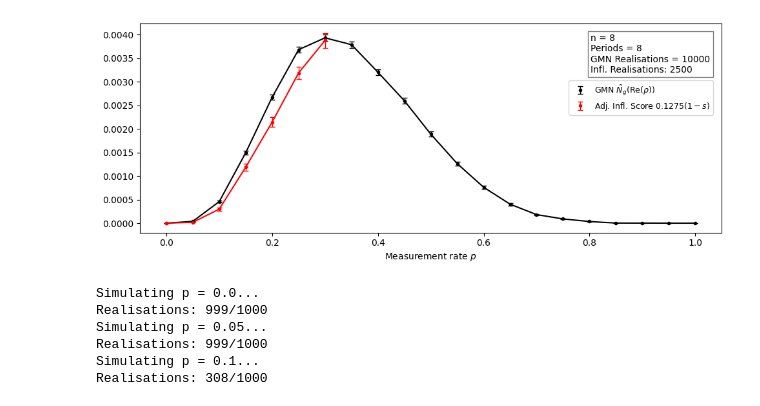
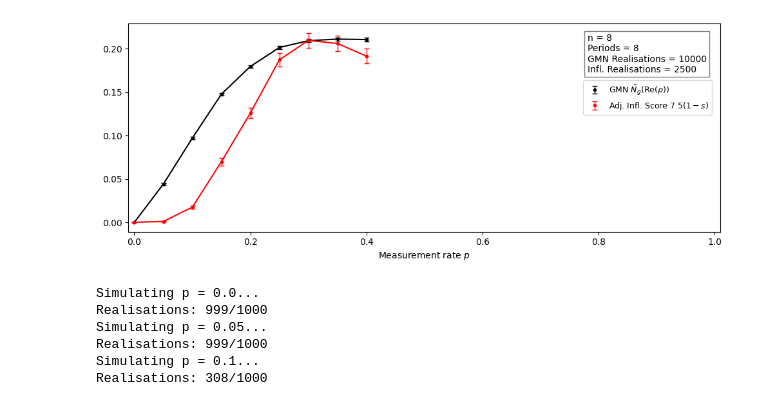
Before and after one commit to amarce4/mipt, a Jupyter notebook: python/mipt.ipynb, the cells around one changed output. Saved outputs shown, nothing was run; the diff lists cells and outputs as text; code cells hidden in the pictures.

Commit message:
fermion sims, fixed inflation comparison plot

```diff
--- a/python/mipt.ipynb
+++ b/python/mipt.ipynb
@@ -3,35 +3,36 @@ import pandas as pd
 import numpy as np
 from matplotlib import pyplot as plt
 
-# # import real GMN data
-# df = pd.read_csv('gmn_data_python_arch.csv')
+# import real GMN data
+# df = pd.read_csv('gmn_data_python_arch_real_10k.csv')
 # data_array = df.to_numpy().transpose()
 # ps = data_array[0]
 # gmn_values = data_array[1]
 
-# # import complex GMN data
-# # df4 = pd.read_csv('gmn_archA_complex.csv')
-# # data_array4 = df4.to_numpy().transpose()
-# # complex_ps = data_array4[0]
-# # complex_gmn_values = data_array4[1]
+# import complex GMN data
+# df4 = pd.read_csv('gmn_archA_complex.csv')
+# data_array4 = df4.to_numpy().transpose()
+# complex_ps = data_array4[0]
+# complex_gmn_values = data_array4[1]
 
-# # import GMN/circuit info
-# df2 = pd.read_csv('info.csv')
-# data_array2 = df2.to_numpy().transpose()
-# n = int(data_array2[0][0])
-# periods = int(data_array2[1][0])
-# realizations = int(data_array2[2][0])
-# res = int(data_array2[3][0])
-# p_min = float(data_array2[4][0])
-# p_max = float(data_array2[5][0])
+# import GMN/circuit info
+df2 = pd.read_csv('info.csv')
+data_array2 = df2.to_numpy().transpose()
+n = int(data_array2[0][0])
+periods = int(data_array2[1][0])
+realizations = int(data_array2[2][0])
+res = int(data_array2[3][0])
+p_min = float(data_array2[4][0])
+p_max = float(data_array2[5][0])
 
-# # import inflation data
-# df3 = pd.read_csv('ring_inflation.csv')
-# data_array3 = df3.to_numpy().transpose()
-# infl_ps = data_array3[0]
-# infl_scores = data_array3[2]
+# import inflation data
+df3 = pd.read_csv('ring_inflation_pyarch_real_2500_0.0_0.35.csv')
+data_array3 = df3.to_numpy().transpose()
+infl_ps = data_array3[0]
+i_gmn_vals = data_array3[1]
+infl_scores = data_array3[2]
 
-# # get means +/- stds for real GMN
+# get means +/- stds for real GMN
 # ps_unique = list(set(ps))
 # gmn_means = []
 # gmn_stds = []
@@ -39,56 +40,65 @@ from matplotlib import pyplot as plt
 #     gmn_values_for_p = [gmn for gmn, p_val in zip(gmn_values, ps) if p_val == p]
 #     gmn_means.append(np.mean(gmn_values_for_p))
 #     gmn_stds.append(np.std(gmn_values_for_p, ddof=1)/np.sqrt(realizations*n))
+infl_reals = 2500
+infl_ps_unique = list(set(infl_ps))
+i_gmn_means = []
+i_gmn_stds = []
+for p in infl_ps_unique:
+    infl_values_for_p = [infl for infl, p_val in zip(i_gmn_vals, infl_ps) if p_val == p]
+    i_gmn_means.append(np.mean(infl_values_for_p))
+    i_gmn_stds.append(np.std(infl_values_for_p, ddof=1)/np.sqrt(infl_reals))
 
-# # get means +/- stds for complex GMN
-# # complex_ps_unique = list(set(complex_ps))
-# # complex_gmn_means = []
-# # complex_gmn_stds = []
-# # for p in complex_ps_unique:
-# #     complex_gmn_values_for_p = [gmn for gmn, p_val in zip(complex_gmn_values, complex_ps) if p_val == p]
-# #     complex_gmn_means.append(np.mean(complex_gmn_values_for_p))
-# #     complex_gmn_stds.append(np.std(complex_gmn_values_for_p, ddof=1)/np.sqrt(realizations*n))
+# get means +/- stds for complex GMN
+# complex_ps_unique = list(set(complex_ps))
+# complex_gmn_means = []
+# complex_gmn_stds = []
+# for p in complex_ps_unique:
+#     complex_gmn_values_for_p = [gmn for gmn, p_val in zip(complex_gmn_values, complex_ps) if p_val == p]
+#     complex_gmn_means.append(np.mean(complex_gmn_values_for_p))
+#     complex_gmn_stds.append(np.std(complex_gmn_values_for_p, ddof=1)/np.sqrt(realizations*n))
 
-# # get means +/- stds for inflation
-# infl_reals = 2500
-# infl_ps_unique = list(set(infl_ps))
-# infl_means = []
-# infl_stds = []
-# for p in infl_ps_unique:
-#     infl_values_for_p = [infl for infl, p_val in zip(infl_scores, infl_ps) if p_val == p]
-#     infl_means.append(np.mean(infl_values_for_p))
-#     infl_stds.append(np.std(infl_values_for_p, ddof=1)/np.sqrt(infl_reals))
+# get means +/- stds for inflation
+infl_reals = 2500
+infl_ps_unique = list(set(infl_ps))
+infl_means = []
+infl_stds = []
+for p in infl_ps_unique:
+    infl_values_for_p = [infl for infl, p_val in zip(infl_scores, infl_ps) if p_val == p]
+    infl_means.append(np.mean(infl_values_for_p))
+    infl_stds.append(np.std(infl_values_for_p, ddof=1)/np.sqrt(infl_reals))
 
-sorted_pairs = sorted(zip(ps_unique, gmn_means))
+sorted_pairs = sorted(zip(infl_ps_unique, i_gmn_means))
 x_sorted, y_sorted = zip(*sorted_pairs)
 # plot GMN
 fig, ax1 = plt.subplots(1, 1, figsize=(10, 4))
-ax1.errorbar(ps_unique, gmn_means, yerr=gmn_stds, fmt='.', color='black', ecolor='black', capsize=3, elinewidth=1, label=r"GMN $\tilde{N}_g(\text{Re}(\rho))$")
+ax1.errorbar(infl_ps_unique, i_gmn_means, yerr=i_gmn_stds, fmt='.', color='black', ecolor='black', capsize=3, elinewidth=1, label=r"GMN $\tilde{N}_g(\text{Re}(\rho))$")
 ax1.set_xlabel('Measurement rate $p$')
 ax1.plot(x_sorted, y_sorted, color='black')
 # ax1.set_ylabel(r'GMN $\tilde{N}_g(\rho)$ = $-\min\;\text{tr}\.(\rho W)$')
 
 # plot complex GMN
 # ax1.errorbar(complex_ps_unique, complex_gmn_means, yerr=complex_gmn_stds, fmt='.', color='blue', ecolor='blue', capsize=3, elinewidth=1, label=r"GMN $\tilde{N}_g(\rho)$")
 
 
 sorted_pairs = sorted(zip(infl_ps_unique, infl_means))
 x_sorted, y_sorted = zip(*sorted_pairs)
 # plot inflation
-scale = 0.1275
+scale = 7.5
 ax1.errorbar(infl_ps_unique, [scale*(1 - m) for m in infl_means], yerr=scale*np.array(infl_stds),
              fmt='.', color='red', ecolor='red', capsize=3, elinewidth=1, label=f"Adj. Infl. Score ${scale}(1-s)$")
 ax1.plot(x_sorted, [scale*(1-m) for m in y_sorted], color='red')
 
 
 props = dict(boxstyle='square', facecolor='white', alpha=0.5)
-ax1.text(0.775, 0.95, f"n = {n}\nPeriods = {periods}\nGMN Realisations = {realizations}\nInfl. Realisations: {infl_reals}", transform=ax1.transAxes, fontsize=10,
+ax1.text(0.775, 0.95, f"n = {n}\nPeriods = {periods}\nGMN Realisations = {realizations}\nInfl. Realisations = {infl_reals}", transform=ax1.transAxes, fontsize=10,
         verticalalignment='top', bbox=props)
+ax1.set_xlim(-0.01,1.01)
 
 fig.legend(bbox_to_anchor=(0.9675, 0.675), loc="center right", fontsize=9)
 fig.tight_layout()
 # %% [output]
-[figure, old version]
+[figure, new version]
 # %%
 from mipt import *
 import numpy as np
```
Also changed, not shown: 10 other files.
